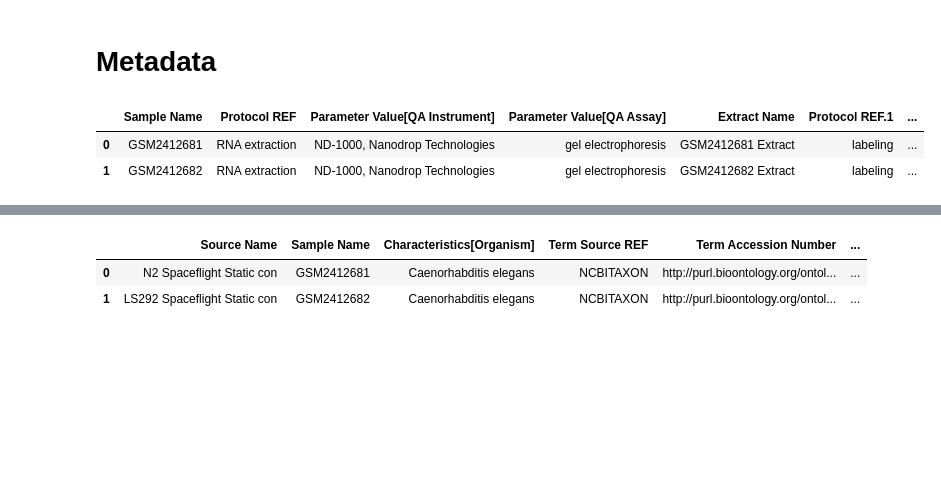
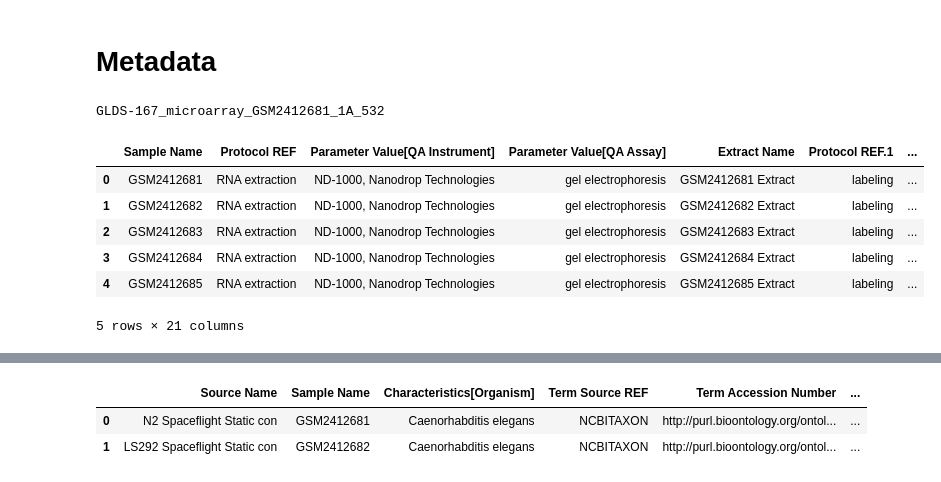
Before and after one commit to falatfernando/AnderWorm, a Jupyter notebook: solution.ipynb, the cells around one changed output, grey strips where cells are left out. Cells and saved outputs as stored; diff of their text form; code cells hidden in the pictures; blank space fills up the shorter version.

```diff
--- a/solution.ipynb
+++ b/solution.ipynb
@@ -83,11 +82,26 @@ df_norm_data.head()
 # %%
 # Transcription Profiling DNA Microarray
 df_transcription = pd.read_csv(r"C:\Users\ferna\Documents\GitHub\anderworm\Project\ds_shenzou\metadata\a_gse90786_transcription_profiling_DNA_microarray.txt", delimiter='\t')
 df_transcription.head(2)
+
+df_transcription['source'] = df_transcription['Derived Array Data File'].str.split('_norm').str[0]
+
+row_index = 0  # Replace 0 with the row index you want to print.
+column_name = 'source'
+
+# Use iloc to select the row by index and the column by name
+value = df_transcription.iloc[row_index][column_name]
+print(value)
+df_transcription.head()
 # %% [output]
+GLDS-167_microarray_GSM2412681_1A_532
 |  | Sample Name | Protocol REF | Parameter Value[QA Instrument] | Parameter Value[QA Assay] | Extract Name | Protocol REF.1 | ... |
 | 0 | GSM2412681 | RNA extraction | ND-1000, Nanodrop Technologies | gel electrophoresis | GSM2412681 Extract | labeling | ... |
 | 1 | GSM2412682 | RNA extraction | ND-1000, Nanodrop Technologies | gel electrophoresis | GSM2412682 Extract | labeling | ... |
+| 2 | GSM2412683 | RNA extraction | ND-1000, Nanodrop Technologies | gel electrophoresis | GSM2412683 Extract | labeling | ... |
+| 3 | GSM2412684 | RNA extraction | ND-1000, Nanodrop Technologies | gel electrophoresis | GSM2412684 Extract | labeling | ... |
+| 4 | GSM2412685 | RNA extraction | ND-1000, Nanodrop Technologies | gel electrophoresis | GSM2412685 Extract | labeling | ... |
+5 rows × 21 columns
 # %%
 # Investigation
 df_investigation = pd.read_csv(r"ds_shenzou\metadata\i_Investigation.txt", delimiter='\t')
```
Also changed, not shown: parts of 11 cells of this notebook, 2 other files.
